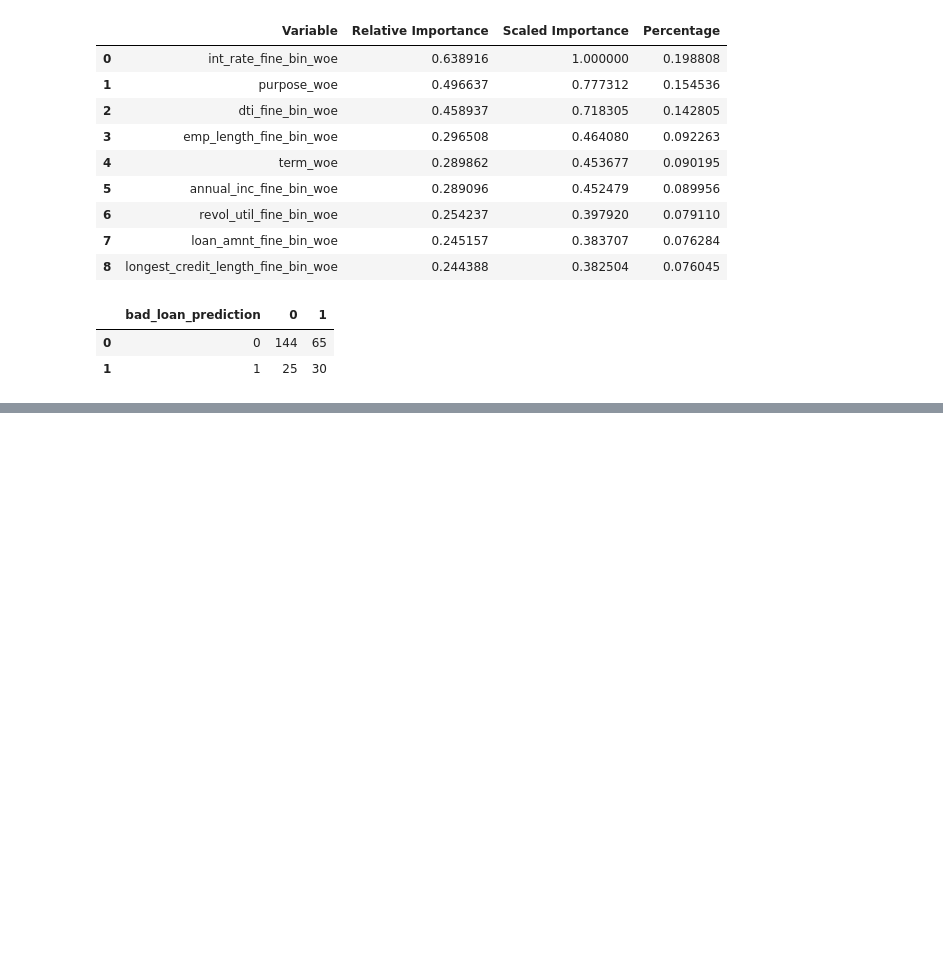
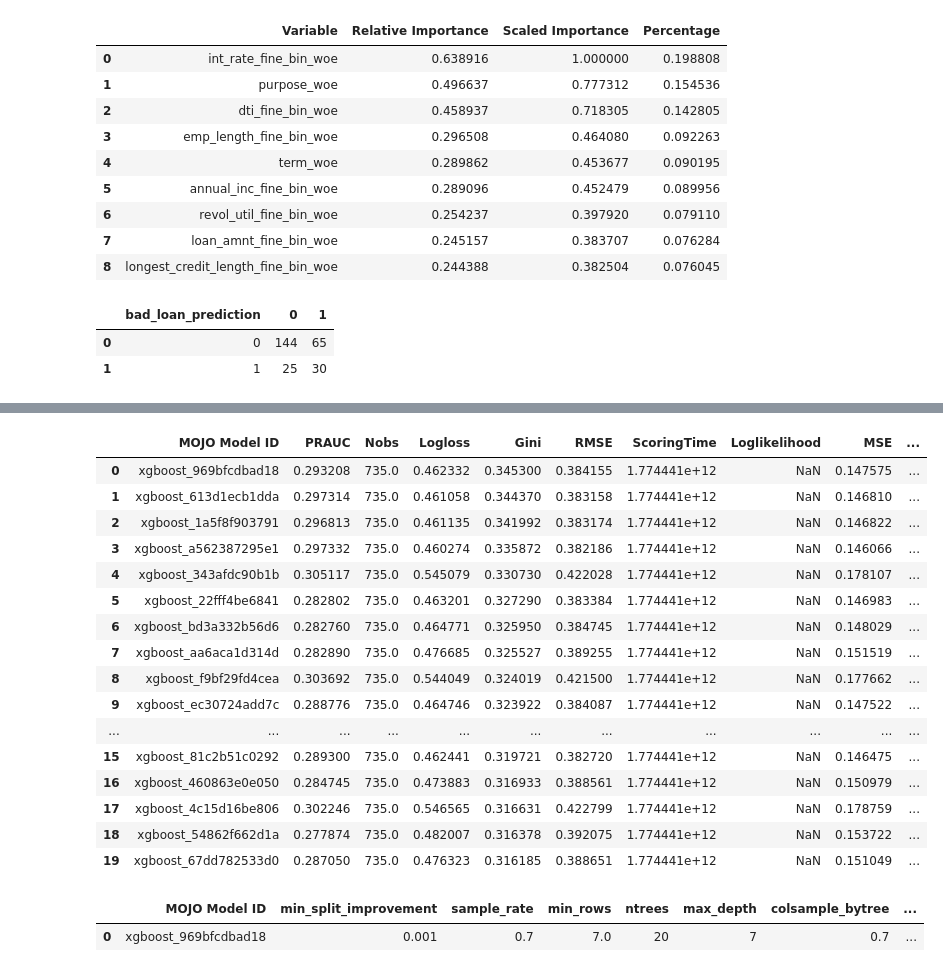
Before and after one commit to kriss024/Spark, a Jupyter notebook: H2O Sparkling Water.ipynb, the cells around one changed output, grey strips where cells are left out. Saved outputs shown, nothing was run; the diff lists cells and outputs as text; code cells hidden in the pictures; blank space fills up the shorter version.

```diff
--- a/H2O Sparkling Water.ipynb
+++ b/H2O Sparkling Water.ipynb
@@ -489,15 +512,37 @@ display(model.transform(test_df_woe).crosstab(target, "prediction").toPandas())
 | 1 | 1 | 25 | 30 |
 # %%
 from pysparkling.ml import H2OXGBoostClassifier
+from pysparkling.ml import H2OGridSearch
 
-min_rows = int(train_df.count() * 0.05)
+all_features = numeric_cols + string_cols
 
-xgb_classifier = H2OXGBoostClassifier(labelCol = target,
-                                 booster = "gbtree",
-                                 ntrees = 250,
-                                 minRows = min_rows,
-                                 detailedPredictionCol = "prediction")
+min_rows = int(train_df.count() * 0.01)
 
-keep_cols = numeric_cols + string_cols + [target]
-model = xgb_classifier.fit(train_df.select(keep_cols))
-print(model.getModelSummary)
+hyperSpace_xgb = {
+            "learnRate": [0.01, 0.05, 0.1, 0.15, 0.2, 0.25],
+            "maxDepth": [3, 4, 5, 7],
+            "minSplitImprovement": [0.001, 0.002, 0.005],
+            "ntrees": [20, 30, 40, 50, 60],
+            "colSampleByTree": [0.4, 0.5, 0.6, 0.7],
+            "sampleRate": [0.4, 0.5, 0.6, 0.7],
+            "minRows": [min_rows, min_rows * 2, min_rows * 5, min_rows * 7, min_rows * 10],
+            "booster": ["gbtree"]
+             }
+
+estimator_xgb = H2OXGBoostClassifier(featuresCols = all_features
+                                      , labelCol = target
+                                      , nfolds = 5
+                                      , parallelizeCrossValidation = True
+                                      , detailedPredictionCol = "prediction"
+                                      , seed = 1234)
+
+grid_xgb = H2OGridSearch(hyperParameters = hyperSpace_xgb
+                     , algo = estimator_xgb
+                     , strategy = "RandomDiscrete"
+                     , maxModels = 500
+                     , selectBestModelBy = 'Gini'
+                     , parallelism = 4
+                     , seed = 1234)
+
+grid_xgb.fit(train_df)
+models = grid_xgb.getGridModels()
@@ -521,0 +549,29 @@ getFeatureImportances(), getScoringHistory(), getCrossValidationScoringHistory()
+# %%
+df_gini = grid_xgb.getGridModelsMetrics().orderBy(f.col("Gini").desc()).limit(20).toPandas()
+display(df_gini)
+
+best_model_id = df_gini.head(1)['MOJO Model ID'][0]
+# %% [output]
+|  | MOJO Model ID | PRAUC | Nobs | Logloss | Gini | RMSE | ScoringTime | Loglikelihood | MSE | ... |
+| 0 | xgboost_969bfcdbad18 | 0.293208 | 735.0 | 0.462332 | 0.345300 | 0.384155 | 1.774441e+12 | NaN | 0.147575 | ... |
+| 1 | xgboost_613d1ecb1dda | 0.297314 | 735.0 | 0.461058 | 0.344370 | 0.383158 | 1.774441e+12 | NaN | 0.146810 | ... |
+| 2 | xgboost_1a5f8f903791 | 0.296813 | 735.0 | 0.461135 | 0.341992 | 0.383174 | 1.774441e+12 | NaN | 0.146822 | ... |
+| 3 | xgboost_a562387295e1 | 0.297332 | 735.0 | 0.460274 | 0.335872 | 0.382186 | 1.774441e+12 | NaN | 0.146066 | ... |
+| 4 | xgboost_343afdc90b1b | 0.305117 | 735.0 | 0.545079 | 0.330730 | 0.422028 | 1.774441e+12 | NaN | 0.178107 | ... |
+| 5 | xgboost_22fff4be6841 | 0.282802 | 735.0 | 0.463201 | 0.327290 | 0.383384 | 1.774441e+12 | NaN | 0.146983 | ... |
+| 6 | xgboost_bd3a332b56d6 | 0.282760 | 735.0 | 0.464771 | 0.325950 | 0.384745 | 1.774441e+12 | NaN | 0.148029 | ... |
+| 7 | xgboost_aa6aca1d314d | 0.282890 | 735.0 | 0.476685 | 0.325527 | 0.389255 | 1.774441e+12 | NaN | 0.151519 | ... |
+| 8 | xgboost_f9bf29fd4cea | 0.303692 | 735.0 | 0.544049 | 0.324019 | 0.421500 | 1.774441e+12 | NaN | 0.177662 | ... |
+| 9 | xgboost_ec30724add7c | 0.288776 | 735.0 | 0.464746 | 0.323922 | 0.384087 | 1.774441e+12 | NaN | 0.147522 | ... |
+| ... | ... | ... | ... | ... | ... | ... | ... | ... | ... | ... |
+| 15 | xgboost_81c2b51c0292 | 0.289300 | 735.0 | 0.462441 | 0.319721 | 0.382720 | 1.774441e+12 | NaN | 0.146475 | ... |
+| 16 | xgboost_460863e0e050 | 0.284745 | 735.0 | 0.473883 | 0.316933 | 0.388561 | 1.774441e+12 | NaN | 0.150979 | ... |
+| 17 | xgboost_4c15d16be806 | 0.302246 | 735.0 | 0.546565 | 0.316631 | 0.422799 | 1.774441e+12 | NaN | 0.178759 | ... |
+| 18 | xgboost_54862f662d1a | 0.277874 | 735.0 | 0.482007 | 0.316378 | 0.392075 | 1.774441e+12 | NaN | 0.153722 | ... |
+| 19 | xgboost_67dd782533d0 | 0.287050 | 735.0 | 0.476323 | 0.316185 | 0.388651 | 1.774441e+12 | NaN | 0.151049 | ... |
+# %%
+df_param = grid_xgb.getGridModelsParams().where(f.col("MOJO Model ID") == best_model_id).toPandas()
+display(df_param)
+# %% [output]
+|  | MOJO Model ID | min_split_improvement | sample_rate | min_rows | ntrees | max_depth | colsample_bytree | ... |
+| 0 | xgboost_969bfcdbad18 | 0.001 | 0.7 | 7.0 | 20 | 7 | 0.7 | ... |
```
Also changed, not shown: parts of 13 cells of this notebook.
